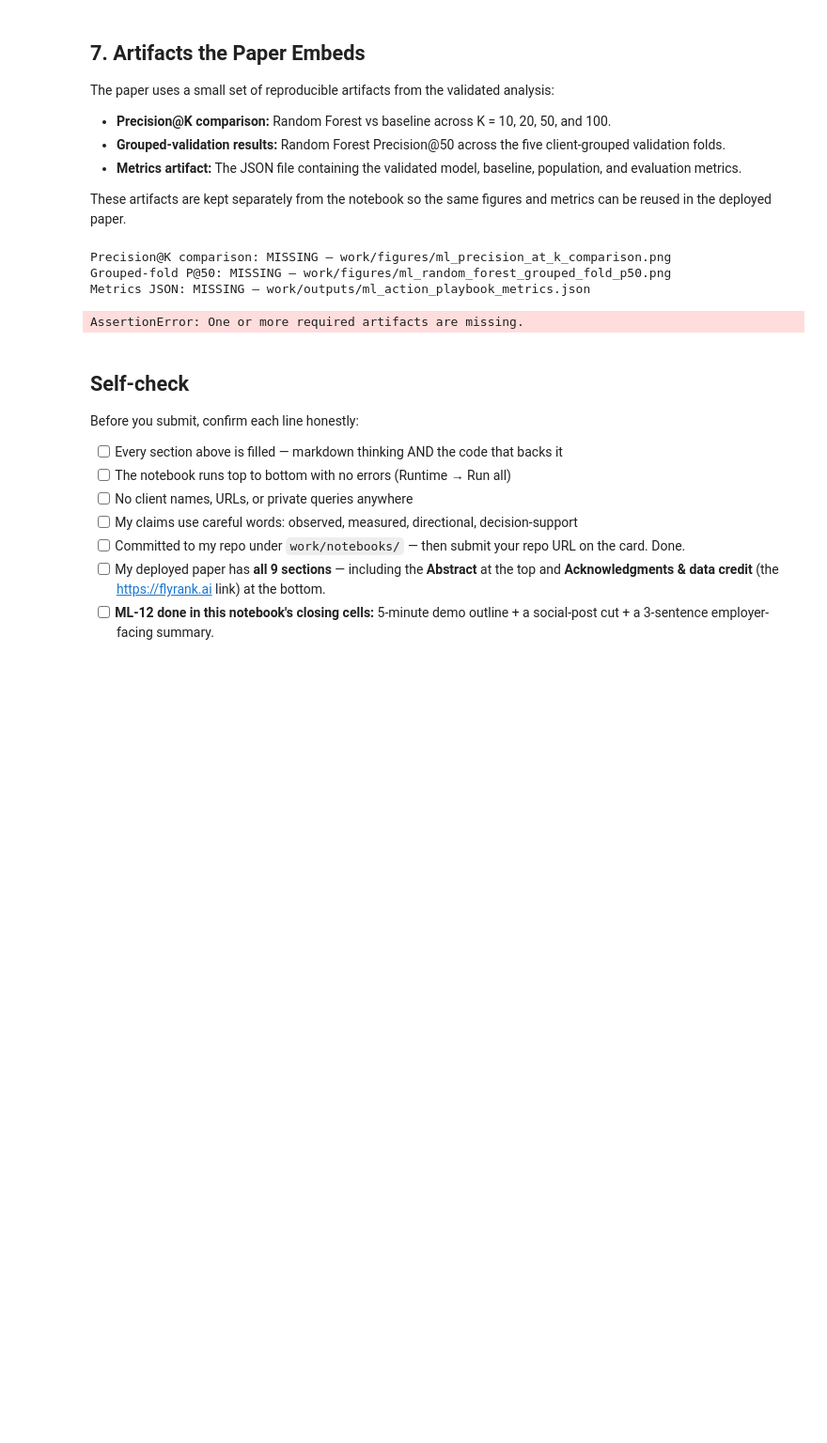
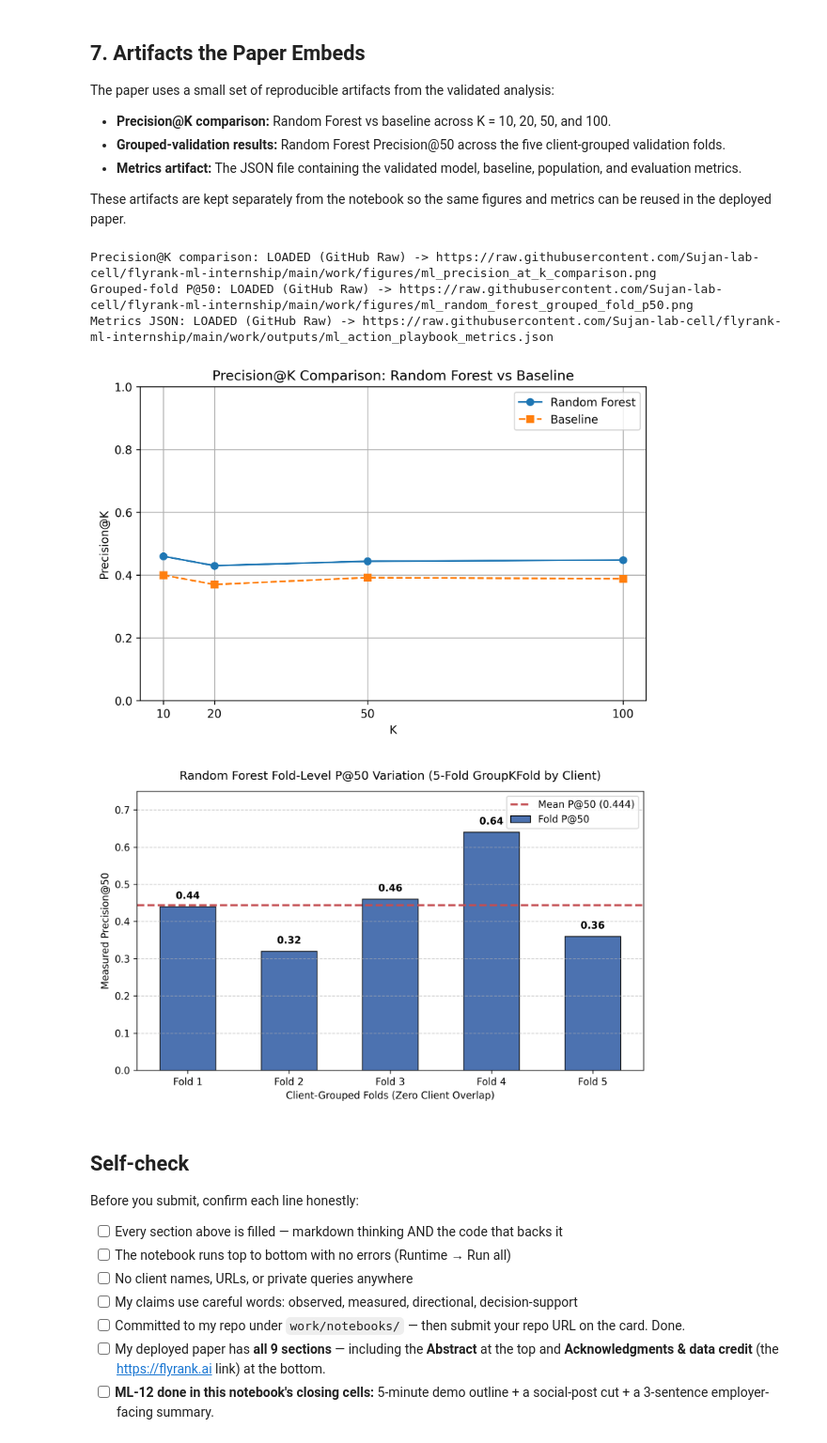
Before and after one commit to Sujan-lab-cell/flyrank-ml-internship, a Jupyter notebook: work/notebooks/capstone.ipynb, the cells around one changed output. Shown at 94% size. Cells and saved outputs as stored; diff of their text form; code cells hidden in the pictures; blank space fills up the shorter version.

```diff
--- a/work/notebooks/capstone.ipynb
+++ b/work/notebooks/capstone.ipynb
@@ -487,39 +487,43 @@ loaded_artifacts = {}
 
 for name, config in artifact_configs.items():
     local_path = config["local"]
     raw_url = config["url"]
     artifact_type = config["type"]
 
     if local_path.exists():
         if artifact_type == "image":
             loaded_artifacts[name] = Image(filename=str(local_path))
         elif artifact_type == "json":
             with open(local_path, "r", encoding="utf-8") as f:
                 loaded_artifacts[name] = json.load(f)
         print(f"{name}: FOUND (Local) -> {local_path}")
     else:
         req = urllib.request.Request(raw_url, headers={"User-Agent": "Mozilla/5.0"})
         with urllib.request.urlopen(req) as response:
             content = response.read()
         if artifact_type == "image":
             loaded_artifacts[name] = Image(data=content)
         elif artifact_type == "json":
             loaded_artifacts[name] = json.loads(content.decode("utf-8"))
         print(f"{name}: LOADED (GitHub Raw) -> {raw_url}")
 
 # Verify metrics JSON loaded successfully
 metrics_json = loaded_artifacts["Metrics JSON"]
 assert isinstance(metrics_json, dict), "Metrics JSON failed to load."
 assert len(metrics_json) > 0, "Metrics JSON artifact is empty."
 
 # Display both figures in the notebook
-display(loaded_artifacts["Precision@K comparison"])
-display(loaded_artifacts["Grouped-fold P@50"])
+from IPython.display import display, Image
+
+# Display both figures at a smaller notebook size
+display(Image(data=loaded_artifacts["Precision@K comparison"].data, width=600))
+display(Image(data=loaded_artifacts["Grouped-fold P@50"].data, width=600))
 # %% [output]
-Precision@K comparison: MISSING — work/figures/ml_precision_at_k_comparison.png
-Grouped-fold P@50: MISSING — work/figures/ml_random_forest_grouped_fold_p50.png
-Metrics JSON: MISSING — work/outputs/ml_action_playbook_metrics.json
+Precision@K comparison: LOADED (GitHub Raw) -> https://raw.githubusercontent.com/Sujan-lab-cell/flyrank-ml-internship/main/work/figures/ml_precision_at_k_comparison.png
+Grouped-fold P@50: LOADED (GitHub Raw) -> https://raw.githubusercontent.com/Sujan-lab-cell/flyrank-ml-internship/main/work/figures/ml_random_forest_grouped_fold_p50.png
+Metrics JSON: LOADED (GitHub Raw) -> https://raw.githubusercontent.com/Sujan-lab-cell/flyrank-ml-internship/main/work/outputs/ml_action_playbook_metrics.json
-AssertionError: One or more required artifacts are missing.
+[figure, added]
+[figure, added]
 # %% [markdown]
 ## Self-check
 
```
